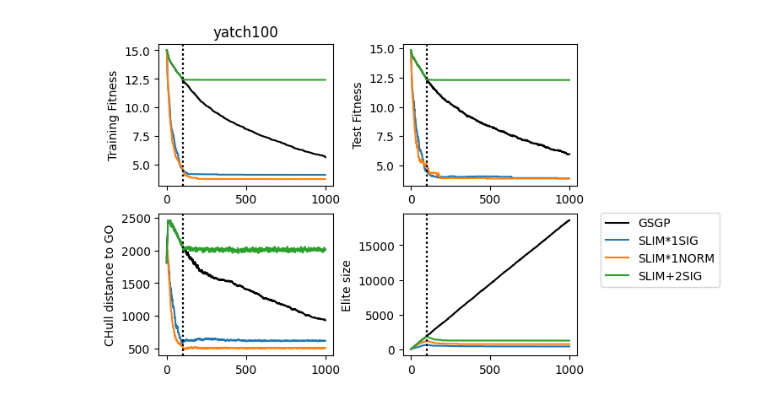
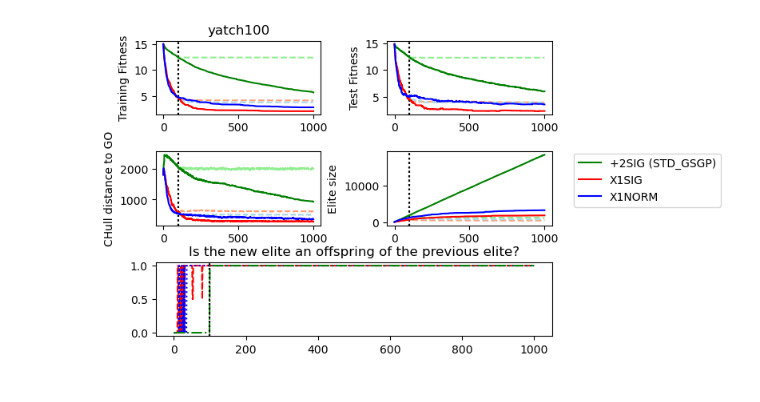
Before and after one commit to Rizzolioli/SlimShady, a Jupyter notebook: utils/CHull visualizations.ipynb, the cells around one changed output. Drawn from its saved outputs; the diff is of its cells as text; code cells hidden in the pictures.

Commit message:
visuals

```diff
--- a/utils/CHull visualizations.ipynb
+++ b/utils/CHull visualizations.ipynb
@@ -12,3 +43,5 @@ results = pd.read_csv('../main/log/chull.csv', names=["algo", "experiment_id",
+# %%
+results = results.merge(chull[["algo",  "threshold", "dataset", "seed", "generation", 'distance_chull']], how = 'left', on = ["algo",  "threshold", "dataset", "seed", "generation"])
 # %%
 results = results[results.dataset != '50'].reset_index(drop = True)
 # %%
@@ -24,0 +49,2 @@ results.tail()
+# %%
+results.drop_duplicates(subset = ["algo",  "threshold", "dataset", "seed", "generation"], keep = 'last', inplace = True)
@@ -25,59 +64,91 @@ results.tail()
+# %%
+colors = ['lightsalmon', 'lightblue', 'lightgreen']
+e_colors = ['red', 'blue', 'green']
+e_style = ['dashed', 'dotted', 'dashdot']
+# %%
+grouped = results.query("algo == @algo and dataset == @data and threshold == 100")[['generation',  "training_fitness","test_fitness", "elite_size", "distance_chull", "elite_child"]].groupby('generation').median()
 # %%
 for data in results.dataset.unique():
-    gsgp = results.query("algo == 'STD-GSGP' and dataset == @data")[['generation',  "training_fitness","test_fitness", "elite_size", "distance_chull"]].groupby('generation').median()
+
+    std_gsgp = results.query("algo == 'SLIM+2SIG' and threshold == 1000 and dataset == @data")[['generation',  "training_fitness","test_fitness", "elite_size", "distance_chull"]].groupby('generation').median()
+    gsgp_x1sig = results.query("algo == 'SLIM*1SIG' and threshold == 1000 and dataset == @data")[['generation',  "training_fitness","test_fitness", "elite_size", "distance_chull"]].groupby('generation').median()
+    gsgp_x1norm = results.query("algo == 'SLIM*1NORM' and threshold == 1000 and dataset == @data")[['generation',  "training_fitness","test_fitness", "elite_size", "distance_chull"]].groupby('generation').median()
+
+
     for th in [100, 250, 500, 750, 900]:
-        gs = gridspec.GridSpec(2, 2)
-        gs.update( wspace=0.4)
+        gs = gridspec.GridSpec(3, 2)
+        gs.update( wspace=0.4, hspace = 0.5)
         pl.figure()
 
-        ax1 = pl.subplot(gs[0, 0])
-        pl.plot(gsgp.index, gsgp['training_fitness'], label = 'GSGP', color = 'black')
+        for i, algo in enumerate(['SLIM*1SIG', 'SLIM*1NORM', 'SLIM+2SIG']):
 
 
-        ax2 = pl.subplot(gs[0, 1])
-        pl.plot(gsgp.index, gsgp['test_fitness'], label = 'GSGP', color = 'black')
-
-
-        ax3 = pl.subplot(gs[1, 0])
-        pl.plot(gsgp.index, gsgp['distance_chull'], label = 'GSGP', color = 'black')
-
-        ax4 = pl.subplot(gs[1, 1]) #1,1
-        pl.plot(gsgp.index, gsgp['elite_size'], label = 'GSGP', color = 'black')
-
-        for algo in ['SLIM*1SIG', 'SLIM*1NORM', 'SLIM+2SIG']:
-
-
-            grouped = results.query("algo == @algo and dataset == @data and threshold == @th")[['generation',  "training_fitness","test_fitness", "elite_size", "distance_chull"]].groupby('generation').median()
+            grouped = results.query("algo == @algo and dataset == @data and threshold == @th")[['generation',  "training_fitness","test_fitness", "elite_size", "distance_chull", "elite_child"]].groupby('generation').median()
 
 
             ax1 = pl.subplot(gs[0, 0])
-            pl.plot(grouped.index, grouped['training_fitness'], label = algo)
+            pl.plot(grouped.index, grouped['training_fitness'], color = colors[i], linestyle = 'dashed') #, label = algo
             pl.axvline(x = th, linestyle = 'dotted', color = 'black')
             ax1.set_ylabel('Training Fitness')
 
 
             ax2 = pl.subplot(gs[0, 1])
-            pl.plot(grouped.index, grouped['test_fitness'], label = algo)
+            pl.plot(grouped.index, grouped['test_fitness'], color = colors[i], linestyle = 'dashed') #, label = algo
             pl.axvline(x = th, linestyle = 'dotted', color = 'black')
             ax2.set_ylabel('Test Fitness')
 
 
             ax3 = pl.subplot(gs[1, 0])
-            pl.plot(grouped.index, grouped['distance_chull'], label = algo)
+            pl.plot(grouped.index, grouped['distance_chull'], color = colors[i], linestyle = 'dashed') #, label = algo
             pl.axvline(x = th, linestyle = 'dotted', color = 'black')
             ax3.set_ylabel('CHull distance to GO')
 
             ax4 = pl.subplot(gs[1, 1]) #1,1
-            pl.plot(grouped.index, grouped['elite_size'], label = algo)
+            # for j, it in enumerate(grouped['elite_change'].values):
+            #     if j > th and it == 1:
+            #         pl.axvline(x = j, color = colors[i])
+            pl.plot(grouped.index, grouped['elite_size'], color = colors[i], linestyle = 'dashed') #, label = algo
             pl.axvline(x = th, linestyle = 'dotted', color = 'black')
 #             ax3.set_ylim(0, 3000)
+
             ax4.set_ylabel('Elite size')
 
+            ax5 = pl.subplot(gs[2, :]) #1,1
 
+            # for j, it in enumerate(grouped['elite_change'].values):
+            #     if j > th and it == 1:
+            #         pl.axvline(x = j, color = colors[i])
+            pl.plot(grouped.index, grouped['elite_child'], color = e_colors[i], linestyle = e_style[i]) #, linestyle = 'dashed', label = algo
+            pl.axvline(x = th, linestyle = 'dotted', color = 'black')
+#             ax3.set_ylim(0, 3000)
+
+            ax5.set_title('Is the new elite an offspring of the previous elite?')
+
+        ax1 = pl.subplot(gs[0, 0])
+        pl.plot(std_gsgp.index, std_gsgp['training_fitness'], label = '+2SIG (STD_GSGP)', color = 'green')
+        pl.plot(gsgp_x1sig.index, gsgp_x1sig['training_fitness'], label = 'X1SIG', color = 'red')
+        pl.plot(gsgp_x1norm.index, gsgp_x1norm['training_fitness'], label = 'X1NORM', color = 'blue')
+
+
+        ax2 = pl.subplot(gs[0, 1])
+        pl.plot(std_gsgp.index, std_gsgp['test_fitness'], label = '+2SIG (STD_GSGP)', color = 'green')
+        pl.plot(gsgp_x1sig.index, gsgp_x1sig['test_fitness'], label = 'X1SIG', color = 'red')
+        pl.plot(gsgp_x1norm.index, gsgp_x1norm['test_fitness'], label = 'X1NORM', color = 'blue')
+
+
+        ax3 = pl.subplot(gs[1, 0])
+        pl.plot(std_gsgp.index, std_gsgp['distance_chull'], label = '+2SIG (STD_GSGP)', color = 'green')
+        pl.plot(gsgp_x1sig.index, gsgp_x1sig['distance_chull'], label = 'X1SIG', color = 'red')
+        pl.plot(gsgp_x1norm.index, gsgp_x1norm['distance_chull'], label = 'X1NORM', color = 'blue')
+
+        ax4 = pl.subplot(gs[1, 1]) #1,1
+        pl.plot(std_gsgp.index, std_gsgp['elite_size'], label = '+2SIG (STD_GSGP)', color = 'green')
+        pl.plot(gsgp_x1sig.index, gsgp_x1sig['elite_size'], label = 'X1SIG', color = 'red')
+        pl.plot(gsgp_x1norm.index, gsgp_x1norm['elite_size'], label = 'X1NORM', color = 'blue')
 
 
         ax1.set_title(data + str(th))
         ax4.legend(bbox_to_anchor=(1.1, 1.05))
         plt.show()
 # %% [output]
-[figure, old version]
+[figure, new version]
```
Also changed, not shown: parts of 18 cells of this notebook.
